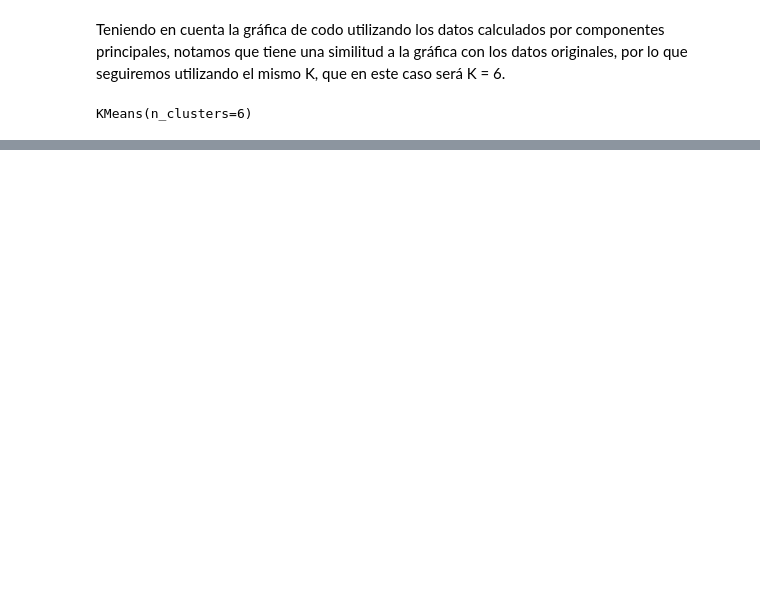
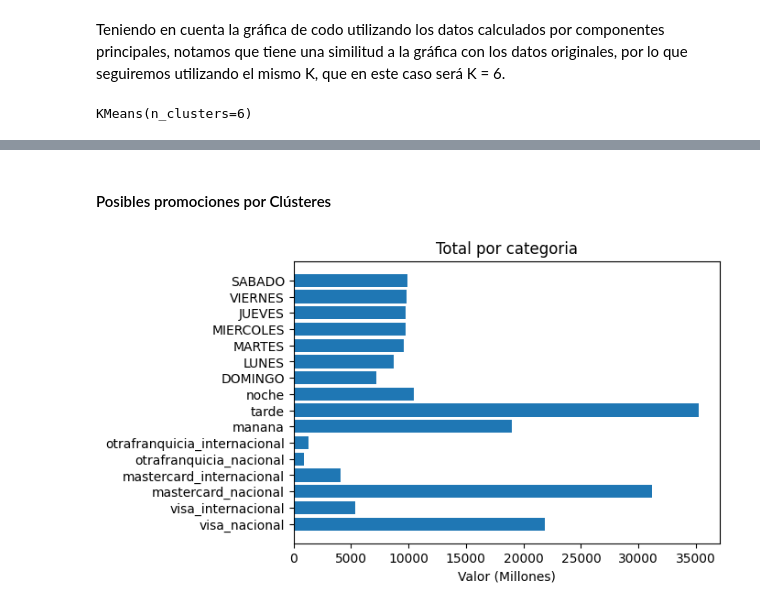
Before and after one commit to Hernancm3/Fintech_and_Machine_Learning, a Jupyter notebook: Caso1/CASO_INFOBANCA.ipynb, the cells around one changed output, grey strips where cells are left out. Drawn from its saved outputs; the diff is of its cells as text; code cells hidden in the pictures; blank space fills up the shorter version.

```diff
--- a/Caso1/CASO_INFOBANCA.ipynb
+++ b/Caso1/CASO_INFOBANCA.ipynb
@@ -90,8 +102,8 @@ warnings.filterwarnings('ignore')
 # %% [markdown]
 Importamos los datos contenidos en el documento de excel infobanca.xlsx
 # %%
-infobanca= pd.read_excel('infobanca.xlsx')
-infobanca_original=infobanca
+infobanca_original= pd.read_excel('infobanca.xlsx')
+infobanca = infobanca_original
 # %% [markdown]
 ### Data construction
 
@@ -132,6 +144,11 @@ colum= infobanca.columns
 for i in colum:
     infobanca[i]=infobanca[i]/1000000
 infobanca=round(infobanca,2)
+# %%
+nuevos = ['visa_nacional', 'visa_internacional','mastercard_nacional', 'mastercard_internacional','otrafranquicia_nacional',
+       'otrafranquicia_internacional', 'manana','tarde', 'noche', 'DOMINGO', 'LUNES','MARTES', 'MIERCOLES', 'JUEVES',
+        'VIERNES','SABADO']
+infobanca.columns = nuevos
 # %% [markdown]
 ### Escalar datos
 
@@ -315,0 +354,14 @@ Por esto, aprobamos el modelo de clustering con k-medias y puede ser usado para
+# %% [markdown]
+#### Posibles promociones por Clústeres
+# %%
+totales = infobanca.sum().reset_index()
+totales.columns = ['Tipo', 'Total']
+df_totales = pd.DataFrame(totales)
+
+plt.figure(figsize=(6, 4))  # Tamaño opcional del gráfico
+plt.barh(df_totales['Tipo'], df_totales['Total'])
+plt.xlabel('Valor (Millones)')
+plt.title('Total por categoria')
+plt.show()
+# %% [output]
+[figure, added]
```
Also changed, not shown: parts of 36 cells of this notebook, 13 other files.
